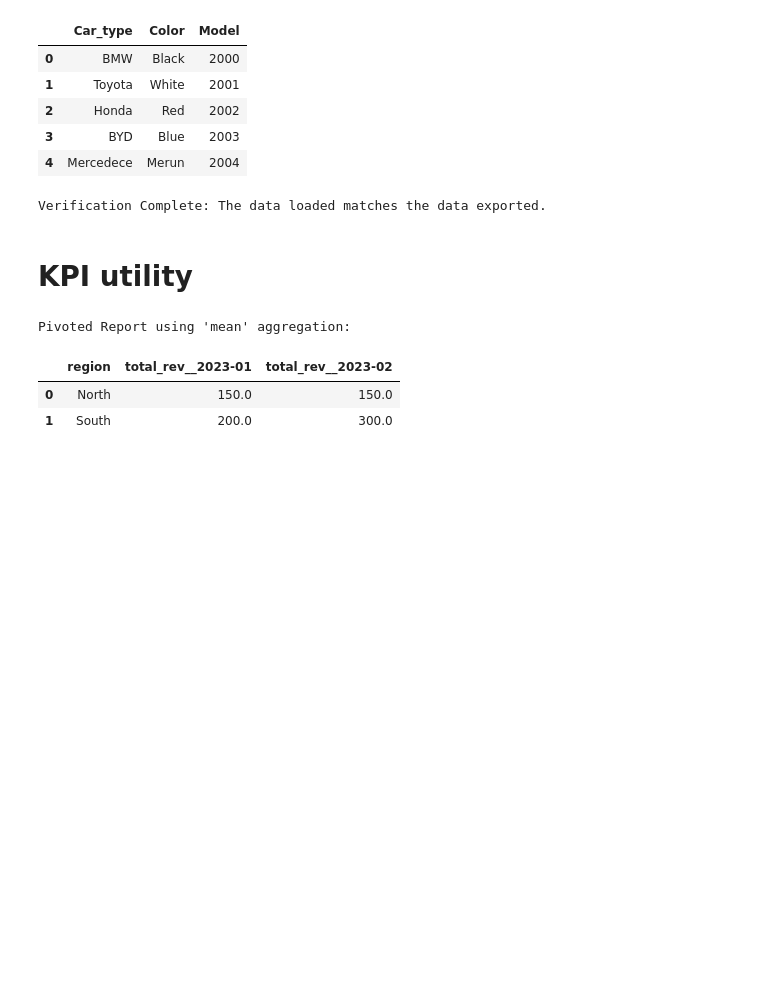
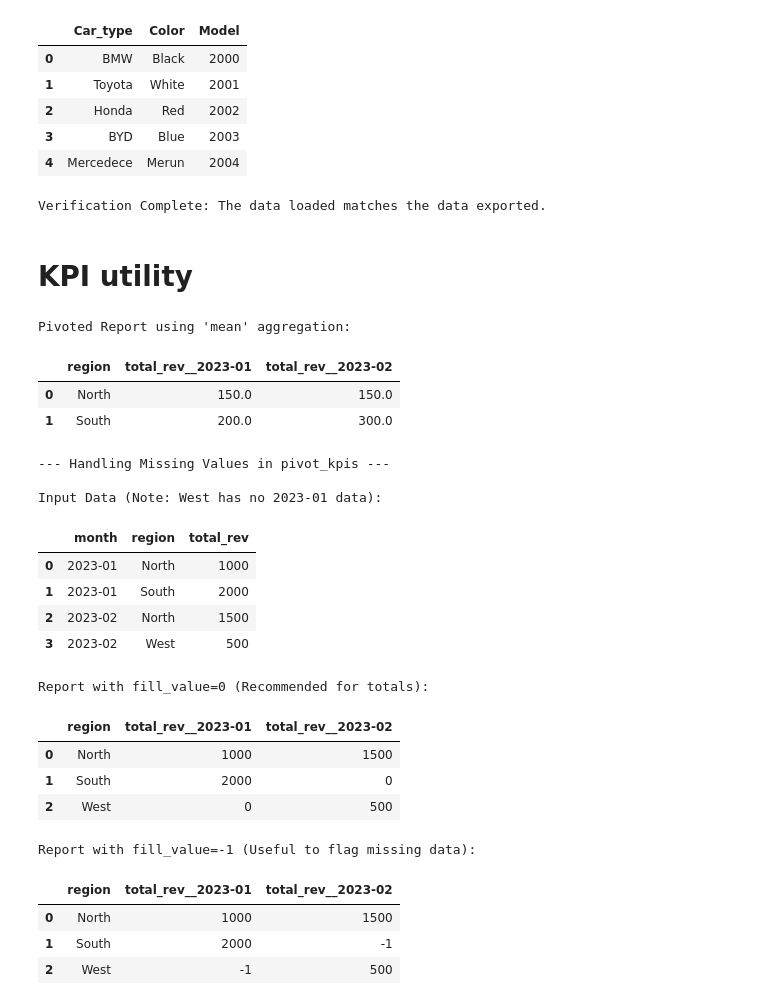
Before and after one commit to omarfarukcse/Machine-learning, a Jupyter notebook: Pandas_Practice.ipynb, the cells around one changed output. Drawn from its saved outputs; the diff is of its cells as text; code cells hidden in the pictures; blank space fills up the shorter version.

```diff
--- a/Pandas_Practice.ipynb
+++ b/Pandas_Practice.ipynb
@@ -816,3 +830,59 @@ Pivoted Report using 'mean' aggregation:
 |  | region | total_rev__2023-01 | total_rev__2023-02 |
 | 0 | North | 150.0 | 150.0 |
 | 1 | South | 200.0 | 300.0 |
+# %%
+print('--- Handling Missing Values in pivot_kpis ---\n')
+
+# 1. Create data with a 'gap' (West region only exists in Feb)
+sparse_data = pd.DataFrame({
+    'month': ['2023-01', '2023-01', '2023-02', '2023-02'],
+    'region': ['North', 'South', 'North', 'West'],
+    'total_rev': [1000, 2000, 1500, 500]
+})
+
+print('Input Data (Note: West has no 2023-01 data):')
+display(sparse_data)
+
+# 2. Pivot with fill_value=0 (Default)
+# This replaces missing combinations with 0
+report_filled = pivot_kpis(
+    sparse_data,
+    index=['region'],
+    columns='month',
+    values=['total_rev'],
+    fill_value=0
+)
+
+print('\nReport with fill_value=0 (Recommended for totals):')
+display(report_filled)
+
+# 3. Pivot with a custom fill_value (e.g., -1 or None)
+report_custom = pivot_kpis(
+    sparse_data,
+    index=['region'],
+    columns='month',
+    values=['total_rev'],
+    fill_value=-1
+)
+
+print('\nReport with fill_value=-1 (Useful to flag missing data):')
+display(report_custom)
+# %% [output]
+--- Handling Missing Values in pivot_kpis ---
+
+Input Data (Note: West has no 2023-01 data):
+|  | month | region | total_rev |
+| 0 | 2023-01 | North | 1000 |
+| 1 | 2023-01 | South | 2000 |
+| 2 | 2023-02 | North | 1500 |
+| 3 | 2023-02 | West | 500 |
+Report with fill_value=0 (Recommended for totals):
+|  | region | total_rev__2023-01 | total_rev__2023-02 |
+| 0 | North | 1000 | 1500 |
+| 1 | South | 2000 | 0 |
+| 2 | West | 0 | 500 |
+Report with fill_value=-1 (Useful to flag missing data):
+|  | region | total_rev__2023-01 | total_rev__2023-02 |
+| 0 | North | 1000 | 1500 |
+| 1 | South | 2000 | -1 |
+| 2 | West | -1 | 500 |
```
Also changed, not shown: parts of 2 cells of this notebook.
